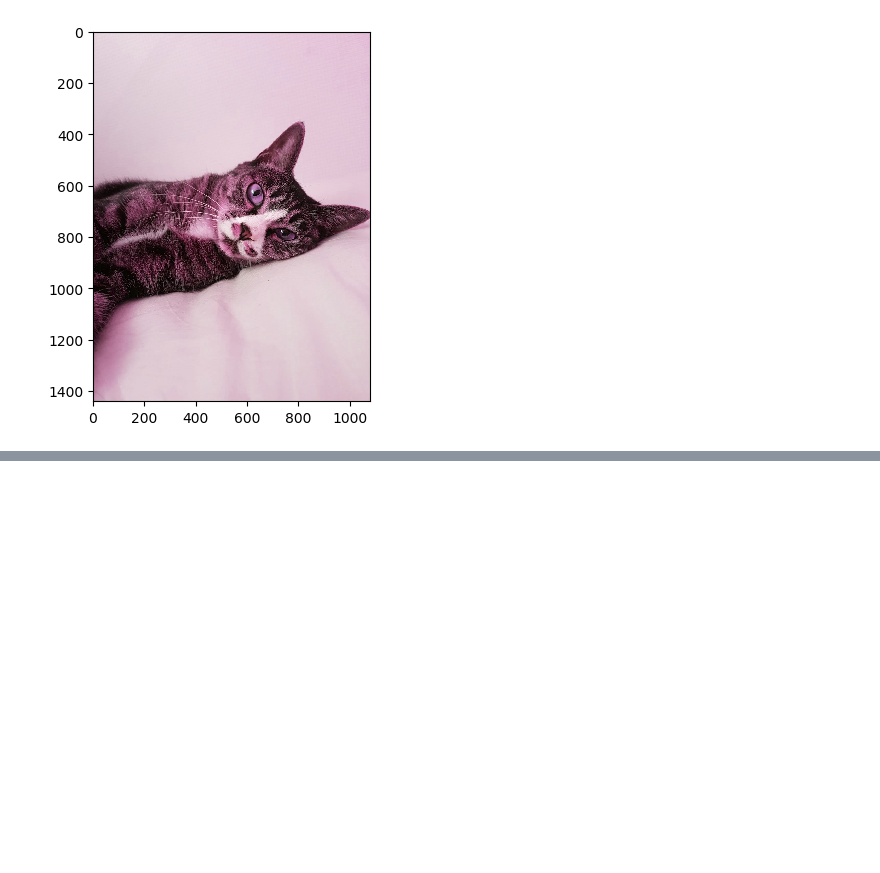
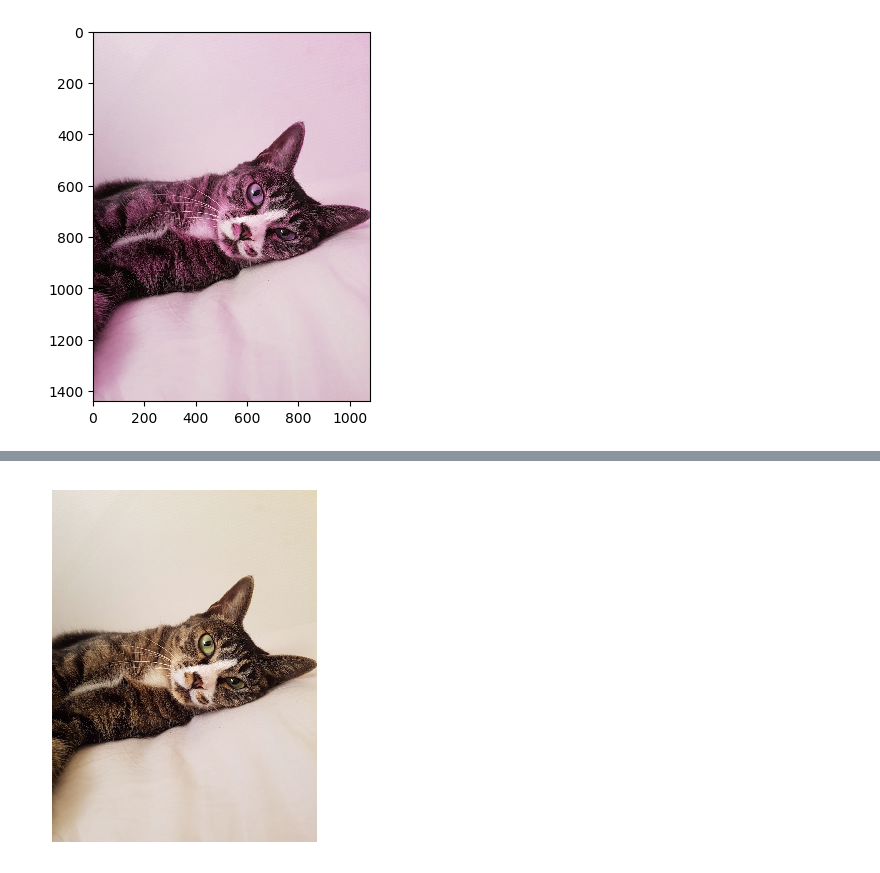
Before and after one commit to frhyme/frhyme.github.io, a Jupyter notebook: _posts/personal_ipynb/180628_img_preprocessing.ipynb, the cells around one changed output, grey strips where cells are left out. Cells and saved outputs as stored; diff of their text form; code cells hidden in the pictures; blank space fills up the shorter version.

Commit message:
imgs to video

```diff
--- a/_posts/personal_ipynb/180628_img_preprocessing.ipynb
+++ b/_posts/personal_ipynb/180628_img_preprocessing.ipynb
@@ -268,5 +268,6 @@ def make_video(output_file_path):
     return ani
 
 video_url = '../../assets/images/markdown_img/180702_cat_blending.mp4'
-#make_video(video_url)
-#show_video_in_jupyter_nb(200, 300, video_url)
+make_video(video_url)
+show_video_in_jupyter_nb(200, 300, video_url)
+# %% [output]
@@ -272,0 +275 @@ video_url = '../../assets/images/markdown_img/180702_cat_blending.mp4'
+[figure, added]
```
Also changed, not shown: parts of 8 cells of this notebook, 5 other files.
